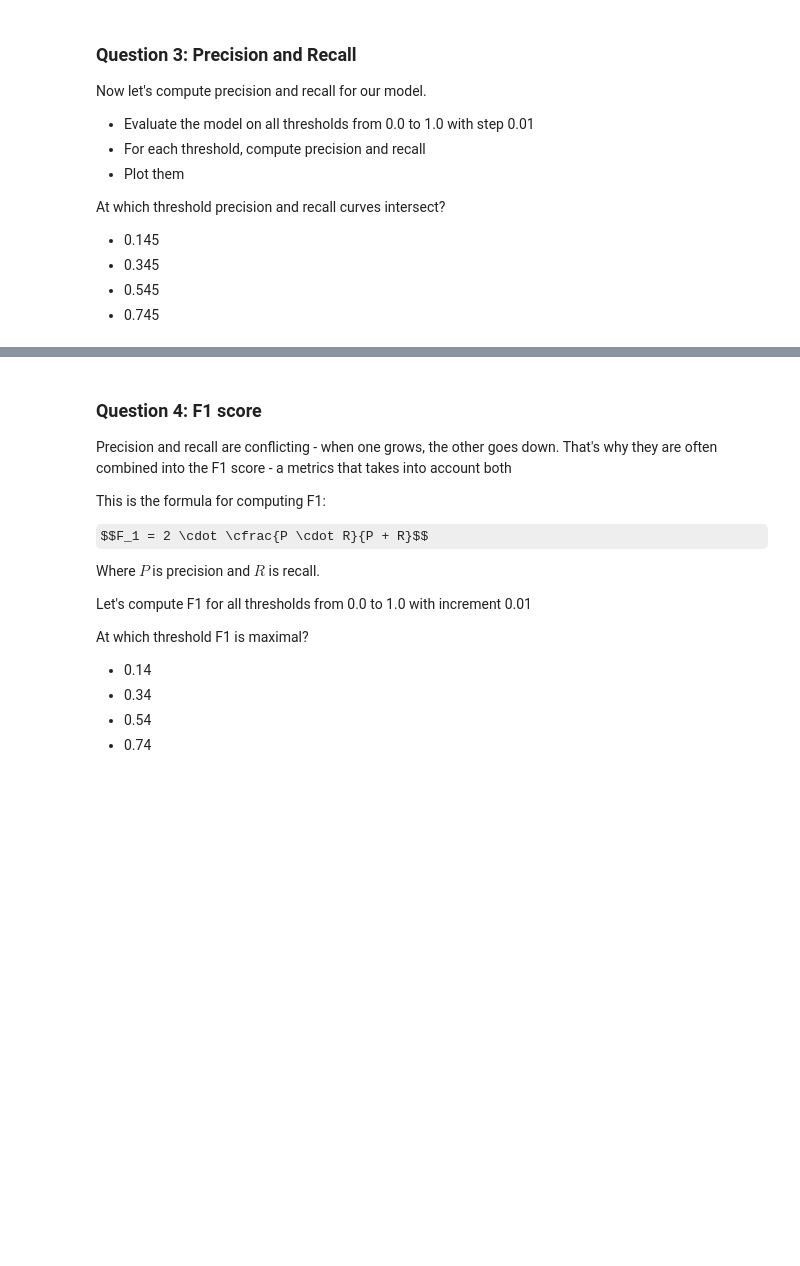
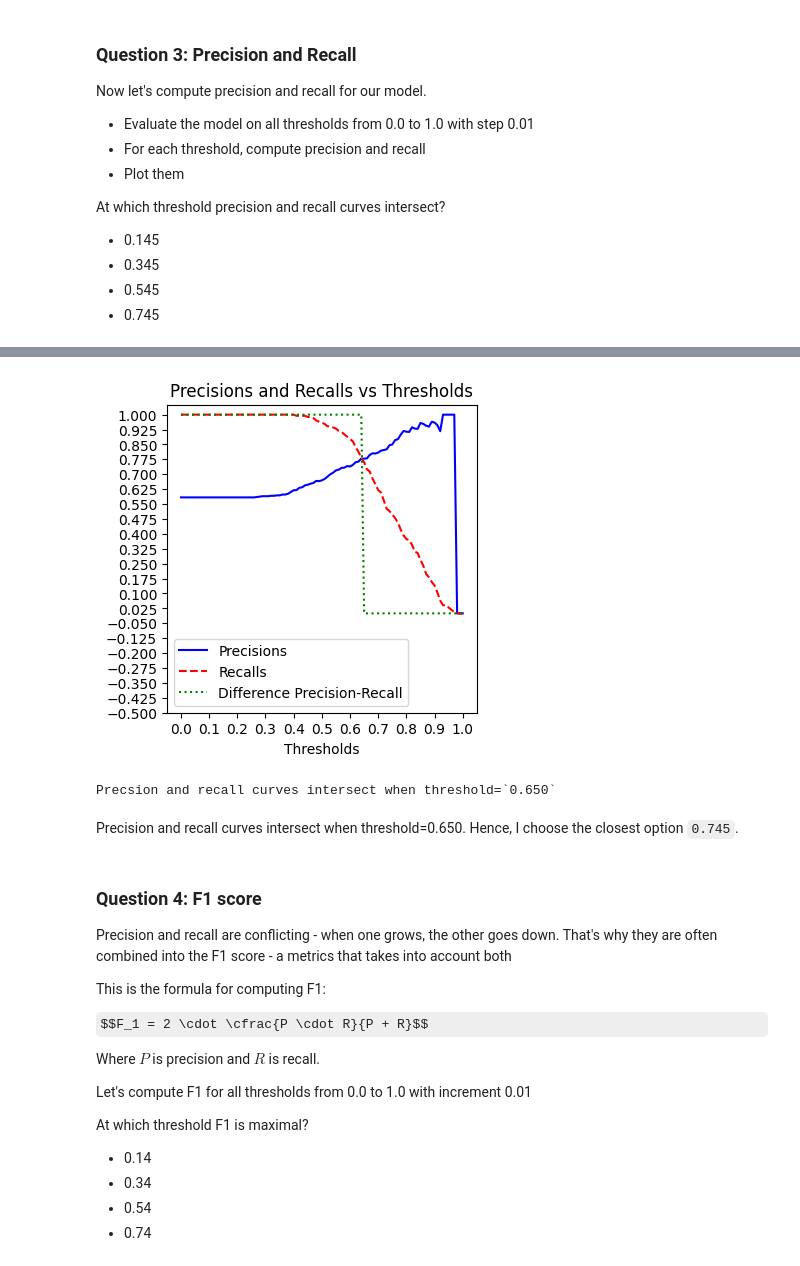
Before and after one commit to huanruizhang111/Machine-Learning-Zoomcamp-2025, a Jupyter notebook: 04-evaluation/homework.ipynb, the cells around one changed output, grey strips where cells are left out. Cells and saved outputs as stored; diff of their text form; code cells hidden in the pictures; some formulas as TeX source; blank space fills up the shorter version.

```diff
--- a/04-evaluation/homework.ipynb
+++ b/04-evaluation/homework.ipynb
@@ -205,8 +207,8 @@ X_val.shape
 # %% [output]
 (293, 31)
 # %%
-y_pred_val = model.predict_proba(X_val)[:, 1]
-y_pred_val
+y_pred = model.predict_proba(X_val)[:, 1]
+y_pred
 # %% [output]
 array([0.57539503, 0.47060769, 0.61901236, 0.6143892 , 0.61741031,
        0.67496748, 0.8465351 , 0.38205016, 0.55735358, 0.91246751,
@@ -247,3 +249,22 @@ At which threshold precision and recall curves intersect?
 * 0.345
 * 0.545
 * 0.745
+# %%
+import numpy as np
+scores = []
+
+thresholds = np.linspace(0, 1, 101)
+
+for t in thresholds:
+    tp = ((y_pred >= t) & (y_val == 1)).sum()
+    fp = ((y_pred >= t) & (y_val == 0)).sum()
+    fn = ((y_pred < t) & (y_val == 1)).sum()
+    tn = ((y_pred < t) & (y_val == 0)).sum()
+    scores.append((t, tp, fp, fn, tn))
+
+df_scores = pd.DataFrame(scores)
+df_scores.columns = ['threshold', 'tp', 'fp', 'fn', 'tn']
+df_scores['precision'] = (df_scores['tp'] / (df_scores['tp'] + df_scores['fp'])).fillna(0)
+df_scores['recall'] = (df_scores['tp'] / (df_scores['tp'] + df_scores['fn'])).fillna(0)
+df_scores['diff_prec_recall'] = ((df_scores['precision'] - df_scores['recall']) < 0).astype(int)
+df_scores.head()
@@ -250,3 +290,29 @@ At which threshold precision and recall curves intersect?
+# %%
+import matplotlib.pyplot as plt
+plt.figure(figsize=(4, 4))
+
+plt.plot(df_scores['threshold'], df_scores['precision'], color='blue', linestyle='solid', label='Precisions')
+plt.plot(df_scores['threshold'], df_scores['recall'], color='red', linestyle='dashed', label='Recalls')
+plt.plot(df_scores['threshold'], df_scores['diff_prec_recall'], color='green', linestyle='dotted', label='Difference Precision-Recall')
+plt.legend()
+
+plt.xticks(np.linspace(0, 1, 11))
+plt.yticks(np.linspace(-0.5, 1, 21))
+
+plt.xlabel('Thresholds')
+plt.title('Precisions and Recalls vs Thresholds')
+
+plt.show()
+# %% [output]
+[figure, added]
+# %%
+for i in range(1, len(df_scores)):
+    if df_scores.iloc[i - 1]['diff_prec_recall'] != df_scores.iloc[i]['diff_prec_recall']:
+        print(f'Precsion and recall curves intersect when threshold=`{df_scores.iloc[i]['threshold']:.3f}`')
+# %% [output]
+Precsion and recall curves intersect when threshold=`0.650`
+# %% [markdown]
+Precision and recall curves intersect when threshold=0.650. Hence, I choose the closest option `0.745`.
 # %% [markdown]
 ### Question 4: F1 score
 
```
Also changed, not shown: parts of 7 cells of this notebook.
